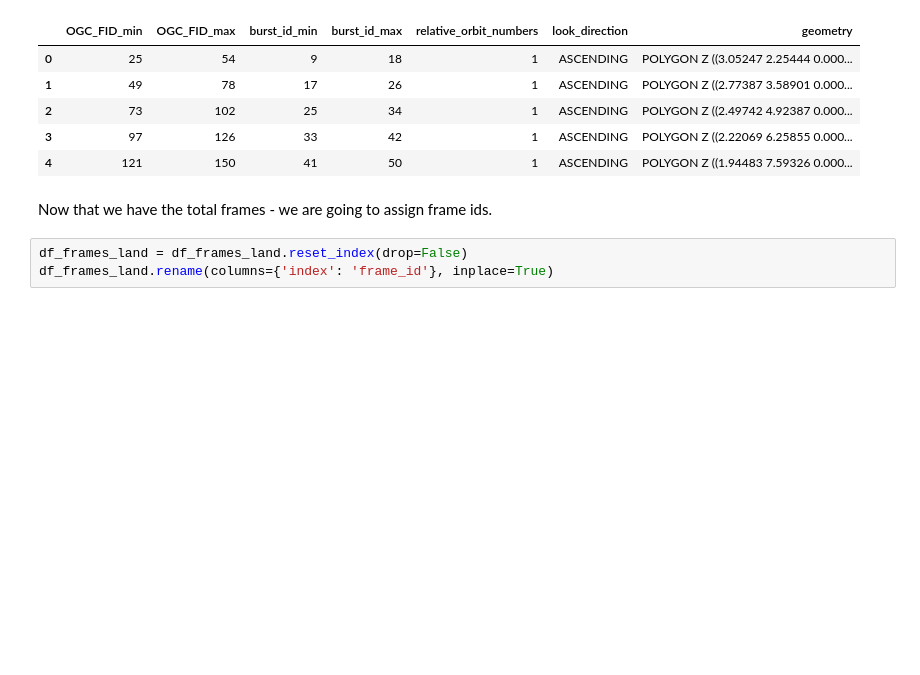
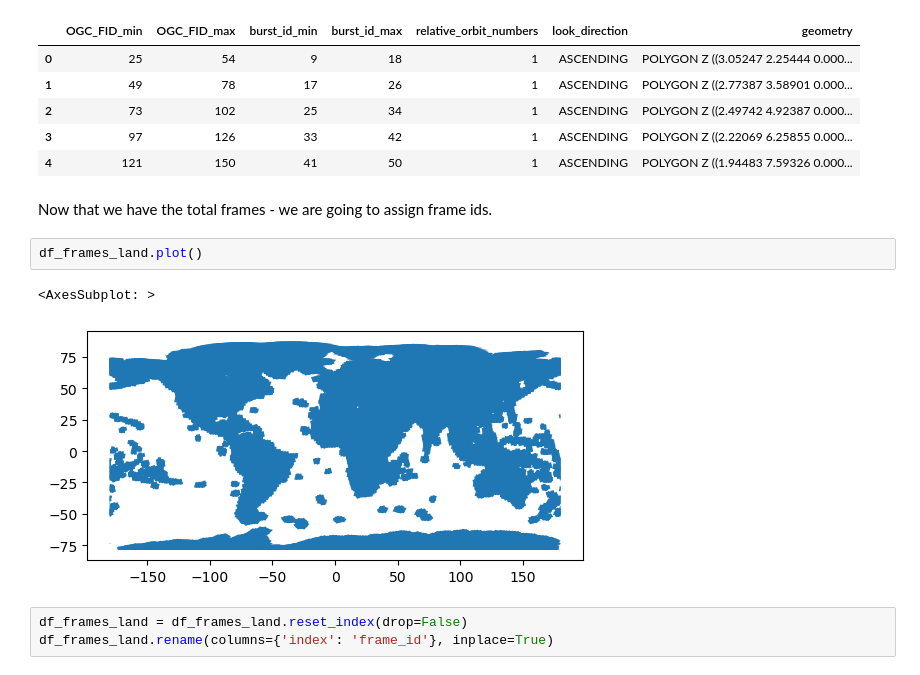
Before and after one commit to ACCESS-Cloud-Based-InSAR/s1-frame-generation, a Jupyter notebook: 1 Generate Frames from S1-bursts.ipynb, the cells around one changed output. Drawn from its saved outputs; the diff is of its cells as text; blank space fills up the shorter version.

```diff
--- a/1 Generate Frames from S1-bursts.ipynb
+++ b/1 Generate Frames from S1-bursts.ipynb
@@ -198,6 +216,11 @@ df_frames_land.head()
 | 4 | 121 | 150 | 41 | 50 | 1 | ASCENDING | POLYGON Z ((1.94483 7.59326 0.000... |
 # %% [markdown]
 Now that we have the total frames - we are going to assign frame ids.
+# %%
+df_frames_land.plot()
+# %% [output]
+<AxesSubplot: >
+[figure, added]
 # %%
 df_frames_land = df_frames_land.reset_index(drop=False)
 df_frames_land.rename(columns={'index': 'frame_id'}, inplace=True)
```
Also changed, not shown: parts of 15 cells of this notebook, 3 other files.
